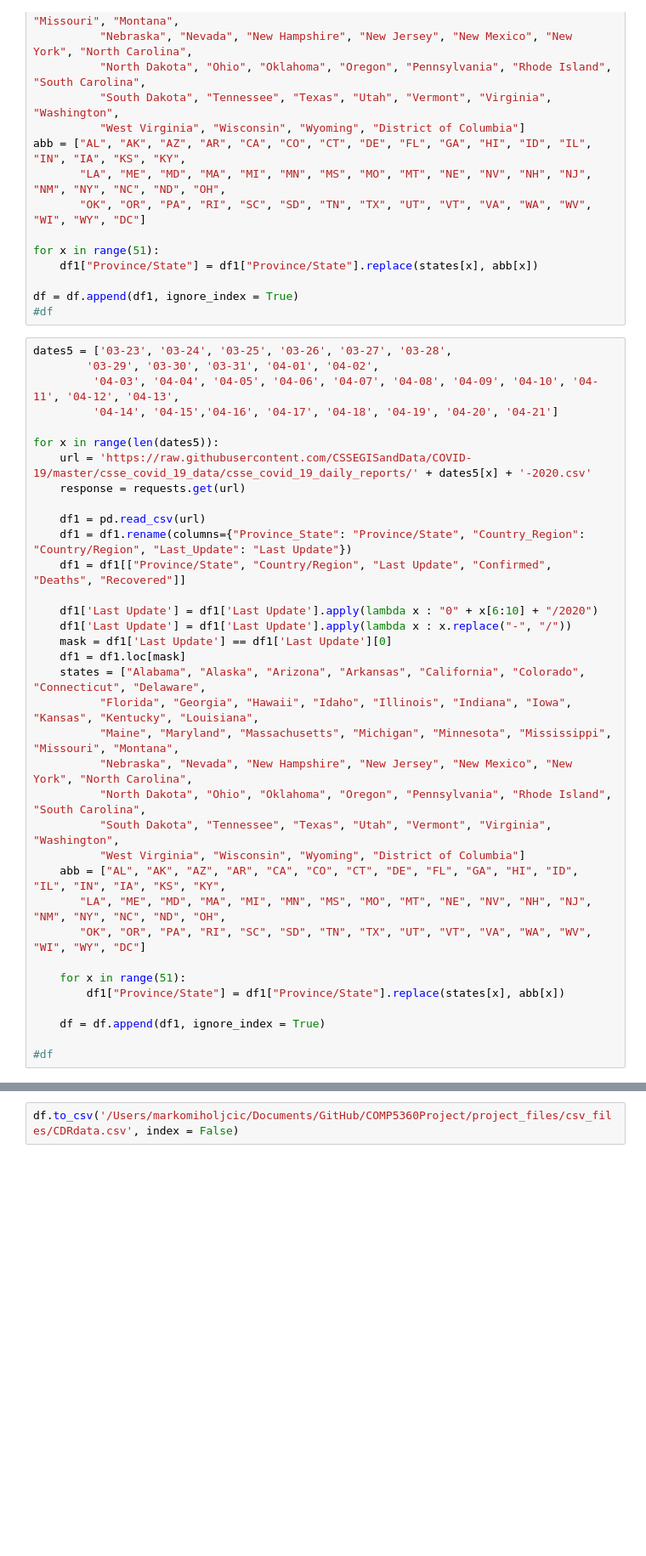
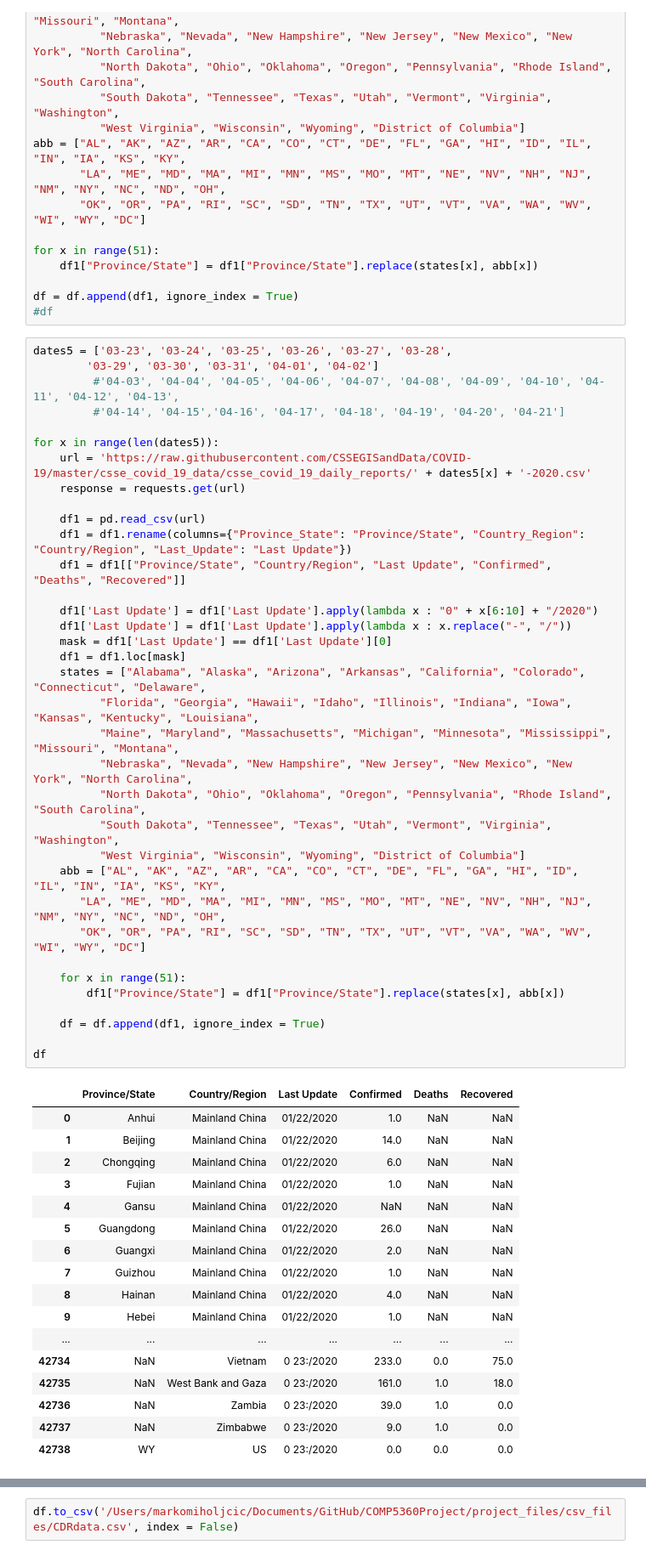
Before and after one commit to miholjcicmarko/COMP5360Project, a Jupyter notebook: python_journals/Importing COVID DATA.ipynb, the cells around one changed output, grey strips where cells are left out. Shown at 85% size. Saved outputs shown, nothing was run; the diff lists cells and outputs as text; blank space fills up the shorter version.

```diff
--- a/python_journals/Importing COVID DATA.ipynb
+++ b/python_journals/Importing COVID DATA.ipynb
@@ -154,36 +154,54 @@ df = df.append(df1, ignore_index = True)
 #df
 # %%
 dates5 = ['03-23', '03-24', '03-25', '03-26', '03-27', '03-28',
-        '03-29', '03-30', '03-31', '04-01', '04-02',
-         '04-03', '04-04', '04-05', '04-06', '04-07', '04-08', '04-09', '04-10', '04-11', '04-12', '04-13',
-         '04-14', '04-15','04-16', '04-17', '04-18', '04-19', '04-20', '04-21']
+        '03-29', '03-30', '03-31', '04-01', '04-02']
+         #'04-03', '04-04', '04-05', '04-06', '04-07', '04-08', '04-09', '04-10', '04-11', '04-12', '04-13',
+         #'04-14', '04-15','04-16', '04-17', '04-18', '04-19', '04-20', '04-21']
 
 for x in range(len(dates5)):
     url = 'https://raw.githubusercontent.com/CSSEGISandData/COVID-19/master/csse_covid_19_data/csse_covid_19_daily_reports/' + dates5[x] + '-2020.csv'
     response = requests.get(url)
 
     df1 = pd.read_csv(url)
     df1 = df1.rename(columns={"Province_State": "Province/State", "Country_Region": "Country/Region", "Last_Update": "Last Update"})
     df1 = df1[["Province/State", "Country/Region", "Last Update", "Confirmed", "Deaths", "Recovered"]]
 
     df1['Last Update'] = df1['Last Update'].apply(lambda x : "0" + x[6:10] + "/2020")
     df1['Last Update'] = df1['Last Update'].apply(lambda x : x.replace("-", "/"))
     mask = df1['Last Update'] == df1['Last Update'][0]
     df1 = df1.loc[mask]
     states = ["Alabama", "Alaska", "Arizona", "Arkansas", "California", "Colorado", "Connecticut", "Delaware",
           "Florida", "Georgia", "Hawaii", "Idaho", "Illinois", "Indiana", "Iowa", "Kansas", "Kentucky", "Louisiana",
           "Maine", "Maryland", "Massachusetts", "Michigan", "Minnesota", "Mississippi", "Missouri", "Montana",
           "Nebraska", "Nevada", "New Hampshire", "New Jersey", "New Mexico", "New York", "North Carolina",
           "North Dakota", "Ohio", "Oklahoma", "Oregon", "Pennsylvania", "Rhode Island", "South Carolina",
           "South Dakota", "Tennessee", "Texas", "Utah", "Vermont", "Virginia", "Washington",
           "West Virginia", "Wisconsin", "Wyoming", "District of Columbia"]
     abb = ["AL", "AK", "AZ", "AR", "CA", "CO", "CT", "DE", "FL", "GA", "HI", "ID", "IL", "IN", "IA", "KS", "KY",
        "LA", "ME", "MD", "MA", "MI", "MN", "MS", "MO", "MT", "NE", "NV", "NH", "NJ", "NM", "NY", "NC", "ND", "OH",
        "OK", "OR", "PA", "RI", "SC", "SD", "TN", "TX", "UT", "VT", "VA", "WA", "WV", "WI", "WY", "DC"]
 
     for x in range(51):
         df1["Province/State"] = df1["Province/State"].replace(states[x], abb[x])
 
     df = df.append(df1, ignore_index = True)
 
-#df
+df
+# %% [output]
+|  | Province/State | Country/Region | Last Update | Confirmed | Deaths | Recovered |
+| 0 | Anhui | Mainland China | 01/22/2020 | 1.0 | NaN | NaN |
+| 1 | Beijing | Mainland China | 01/22/2020 | 14.0 | NaN | NaN |
+| 2 | Chongqing | Mainland China | 01/22/2020 | 6.0 | NaN | NaN |
+| 3 | Fujian | Mainland China | 01/22/2020 | 1.0 | NaN | NaN |
+| 4 | Gansu | Mainland China | 01/22/2020 | NaN | NaN | NaN |
+| 5 | Guangdong | Mainland China | 01/22/2020 | 26.0 | NaN | NaN |
+| 6 | Guangxi | Mainland China | 01/22/2020 | 2.0 | NaN | NaN |
+| 7 | Guizhou | Mainland China | 01/22/2020 | 1.0 | NaN | NaN |
+| 8 | Hainan | Mainland China | 01/22/2020 | 4.0 | NaN | NaN |
+| 9 | Hebei | Mainland China | 01/22/2020 | 1.0 | NaN | NaN |
+| ... | ... | ... | ... | ... | ... | ... |
+| 42734 | NaN | Vietnam | 0 23:/2020 | 233.0 | 0.0 | 75.0 |
+| 42735 | NaN | West Bank and Gaza | 0 23:/2020 | 161.0 | 1.0 | 18.0 |
+| 42736 | NaN | Zambia | 0 23:/2020 | 39.0 | 1.0 | 0.0 |
+| 42737 | NaN | Zimbabwe | 0 23:/2020 | 9.0 | 1.0 | 0.0 |
+| 42738 | WY | US | 0 23:/2020 | 0.0 | 0.0 | 0.0 |
```
Also changed, not shown: parts of 7 cells of this notebook, 7 other files.
